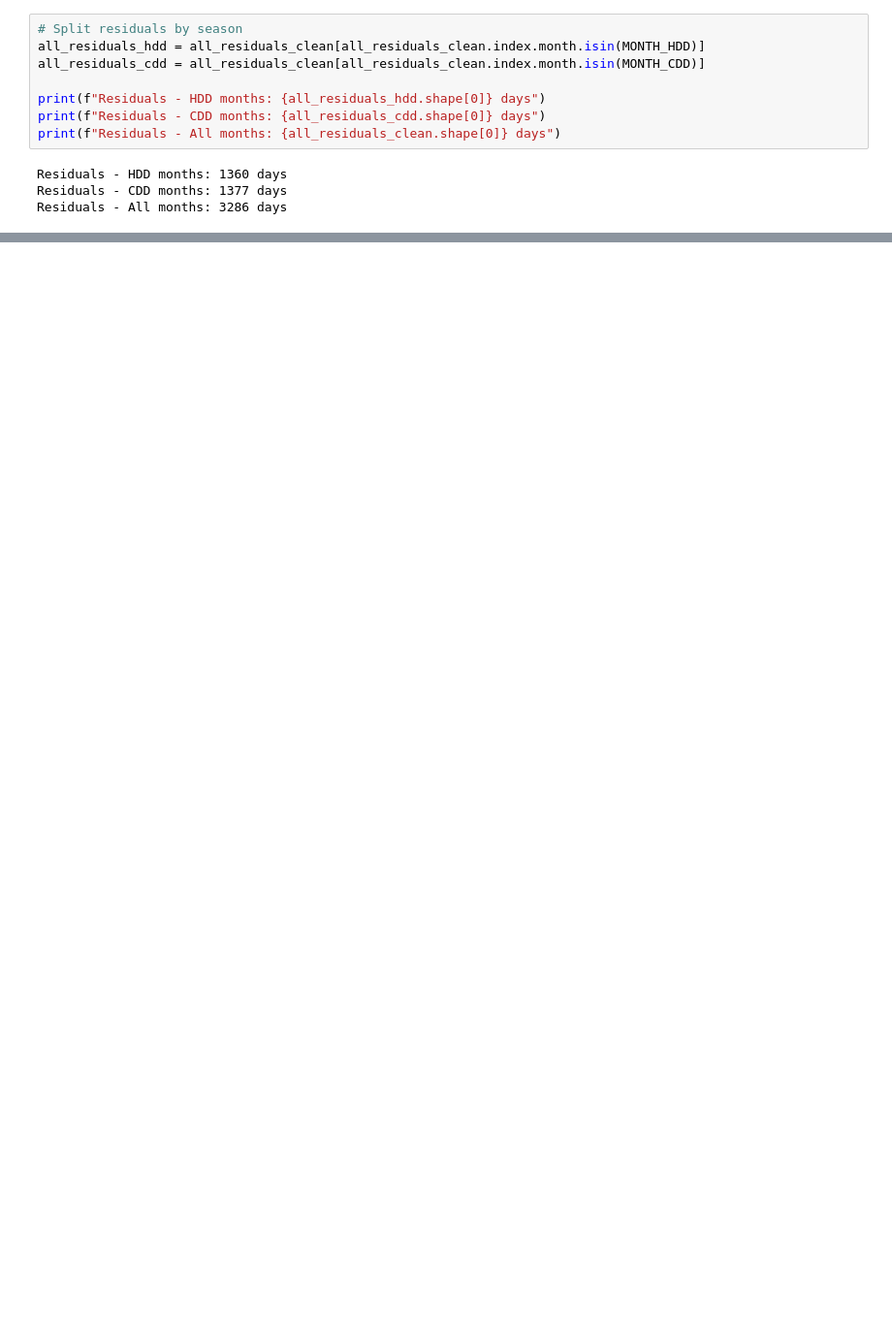
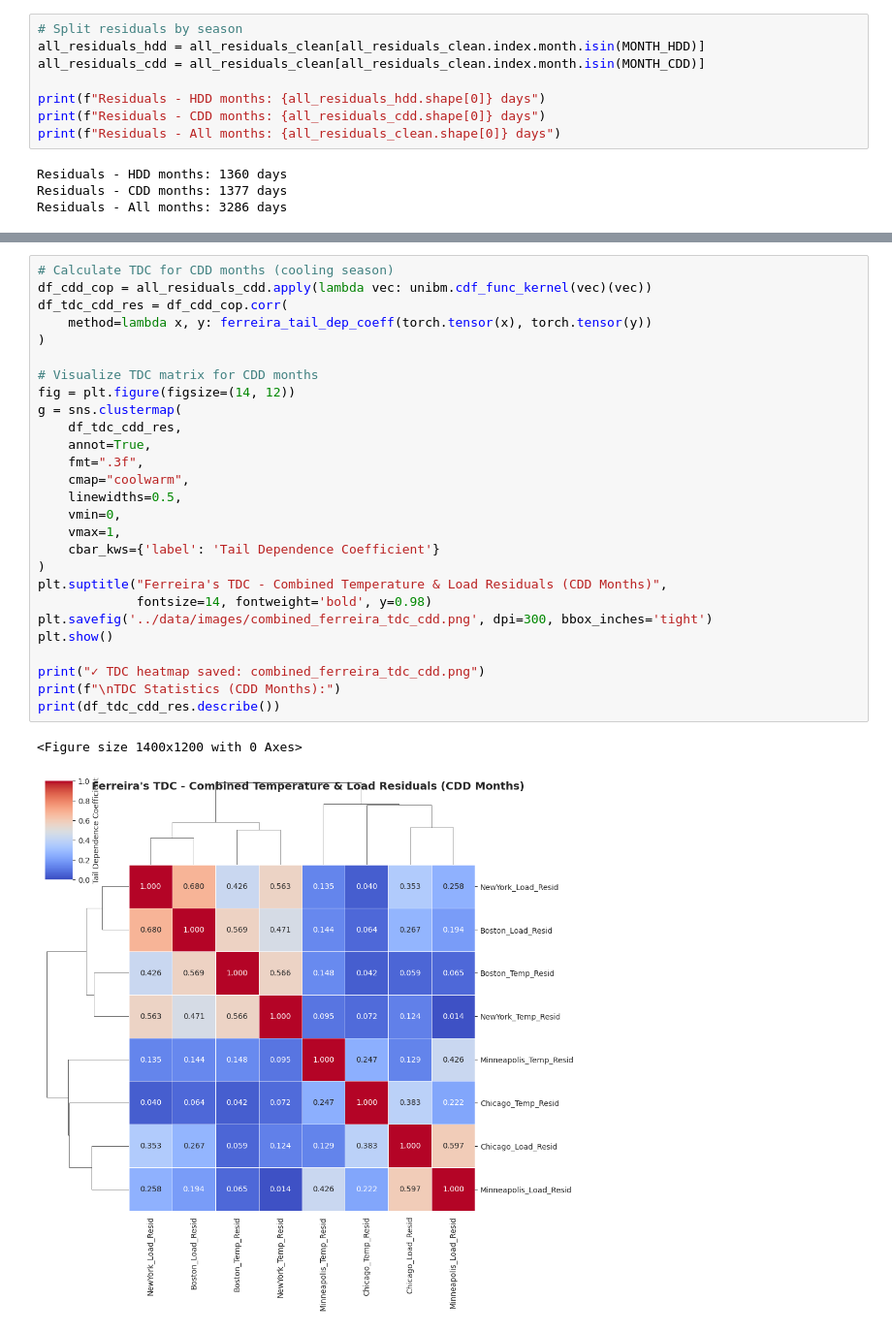
Before and after one commit to KiranReddy0808/Financial-Engineering-Project, a Jupyter notebook: notebooks/Combined_Temperature_Load_Analytics.ipynb, the cells around one changed output, grey strips where cells are left out. Shown at 97% size. Saved outputs shown, nothing was run; the diff lists cells and outputs as text; blank space fills up the shorter version.

```diff
--- a/notebooks/Combined_Temperature_Load_Analytics.ipynb
+++ b/notebooks/Combined_Temperature_Load_Analytics.ipynb
@@ -395,0 +556,30 @@ max              1.000000            1.000000
+# %%
+# Calculate TDC for CDD months (cooling season)
+df_cdd_cop = all_residuals_cdd.apply(lambda vec: unibm.cdf_func_kernel(vec)(vec))
+df_tdc_cdd_res = df_cdd_cop.corr(
+    method=lambda x, y: ferreira_tail_dep_coeff(torch.tensor(x), torch.tensor(y))
+)
+
+# Visualize TDC matrix for CDD months
+fig = plt.figure(figsize=(14, 12))
+g = sns.clustermap(
+    df_tdc_cdd_res,
+    annot=True,
+    fmt=".3f",
+    cmap="coolwarm",
+    linewidths=0.5,
+    vmin=0,
+    vmax=1,
+    cbar_kws={'label': 'Tail Dependence Coefficient'}
+)
+plt.suptitle("Ferreira's TDC - Combined Temperature & Load Residuals (CDD Months)",
+             fontsize=14, fontweight='bold', y=0.98)
+plt.savefig('../data/images/combined_ferreira_tdc_cdd.png', dpi=300, bbox_inches='tight')
+plt.show()
+
+print("✓ TDC heatmap saved: combined_ferreira_tdc_cdd.png")
+print(f"\nTDC Statistics (CDD Months):")
+print(df_tdc_cdd_res.describe())
+# %% [output]
+<Figure size 1400x1200 with 0 Axes>
+[figure, added]
```
Also changed, not shown: parts of 14 cells of this notebook, 21 other files.
